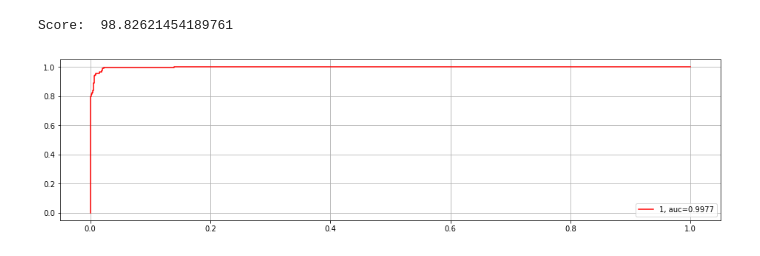
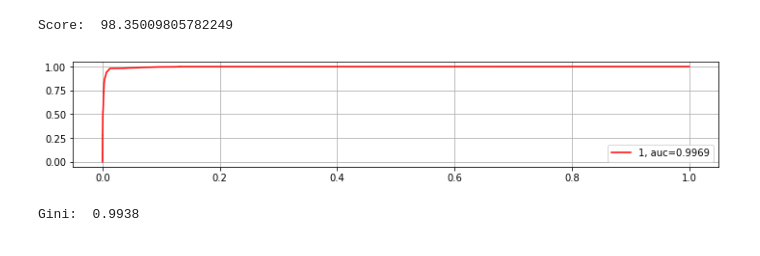
Before and after one commit to AnastasiiaKarliuk/Prediction-Maintenance, a Jupyter notebook: predict maintenance.ipynb, the cells around one changed output. Cells and saved outputs as stored; diff of their text form; code cells hidden in the pictures.

Commit message:
Added Logistic Regression Results

```diff
--- a/predict maintenance.ipynb
+++ b/predict maintenance.ipynb
@@ -11,0 +36,11 @@ def normalized (x):
+# %%
+# Read and formatting prepeared data for learning
+df= pd.read_excel('Data_new_21_changed.xlsx', columns = ['Date & Time','FI_C771J1.PV','FI_C771J2.PV','HC_C771L.OP','HC_C771J1.OP','TI_C771T11.PV','TI_C771T21.PV','TI_C771T31.PV','TI_C771T41.PV','TI_C771T51.PV','TI_C771T61.PV','VI_C771X11.PV','VI_C771X21.PV','VI_C771W11.PV','VI_C771W21.PV','VI_C771V11.PV','VI_C771V21.PV','VI_C771U11.PV','VI_C771U21.PV','PI_C771C2.PV','PI_C771H.PV','IT_C771F'])
+X = (np.array(df.fillna(0))[:,1:-1])
+y = df['y']
+
+# Plotting data with 50/50 classes
+plt.figure(figsize=(16,4))
+plt.plot(X)
+plt.fill_between(df.index, -20, 150, where=y==1, facecolor='red', alpha = 0.5)
+plt.show()
@@ -11,0 +49,5 @@ def normalized (x):
+# %%
+# Calulate data with random for extra n years
+n = 50 # Add year for data
+X_n_years = add_n_years(X, n-1)
+y_n_years = np.array(list(y)*n)
@@ -12 +72,26 @@ def normalized (x):
+# %%
+# Building model
+X_train, X_test, y_train, y_test = train_test_split( X_n_years, y_n_years, test_size = 0.2)
+lm = linear_model.LogisticRegression()
+model = lm.fit ( X_train, y_train )
+prediction = lm.predict ( X_test )
+print('Score: ', model.score( X_test, y_test) *100)
+
+# Estimation our model on validation data
+fpr, tpr, thresholds = metrics.roc_curve(y_test, prediction)
+y_pred_proba = lm.predict_proba(X_test)
+fpr, tpr, _ = metrics.roc_curve(y_test,  y_pred_proba[:,1])
+auc = metrics.roc_auc_score(y_test, y_pred_proba[:,1])
+
+# Plotting AUC for visualization errors
+plt.figure(figsize=(12,2))
+plt.plot(fpr,tpr,'r', label="1, auc="+str(round(auc,4)))
+plt.grid()
+plt.legend(loc=4)
+plt.show()
+print('Gini: ', str(2*(round(auc,4)) -1))
+# %% [output]
+Score:  98.35009805782249
+[figure, added]
+Gini:  0.9938
 # %%
@@ -18,25 +102,0 @@ y = df['y']
-# %%
-# Train model
-X_train, X_test, y_train, y_test = train_test_split(data, y, test_size = 0.3)
-lm = linear_model.LogisticRegression()
-model = lm.fit(X_train, y_train)
-prediction = lm.predict(X_test)
-print('Score: ', model.score(X_test, y_test)*100)
-# %% [output]
-Score:  98.82621454189761
-# %%
-# Estimation
-from sklearn import metrics
-fpr, tpr, thresholds = metrics.roc_curve(y_test, prediction)
-
-y_pred_proba = lm.predict_proba(X_test)
-fpr, tpr, _ = metrics.roc_curve(y_test,  y_pred_proba[:,1])
-auc = metrics.roc_auc_score(y_test, y_pred_proba[:,1])
-
-plt.figure(figsize=(16,4))
-plt.plot(fpr,tpr,'r', label="1, auc="+str(round(auc,4)))
-plt.grid()
-plt.legend(loc=4)
-plt.show()
-# %% [output]
-[figure, removed]
```
Also changed, not shown: parts of 5 cells of this notebook, 3 other files.
